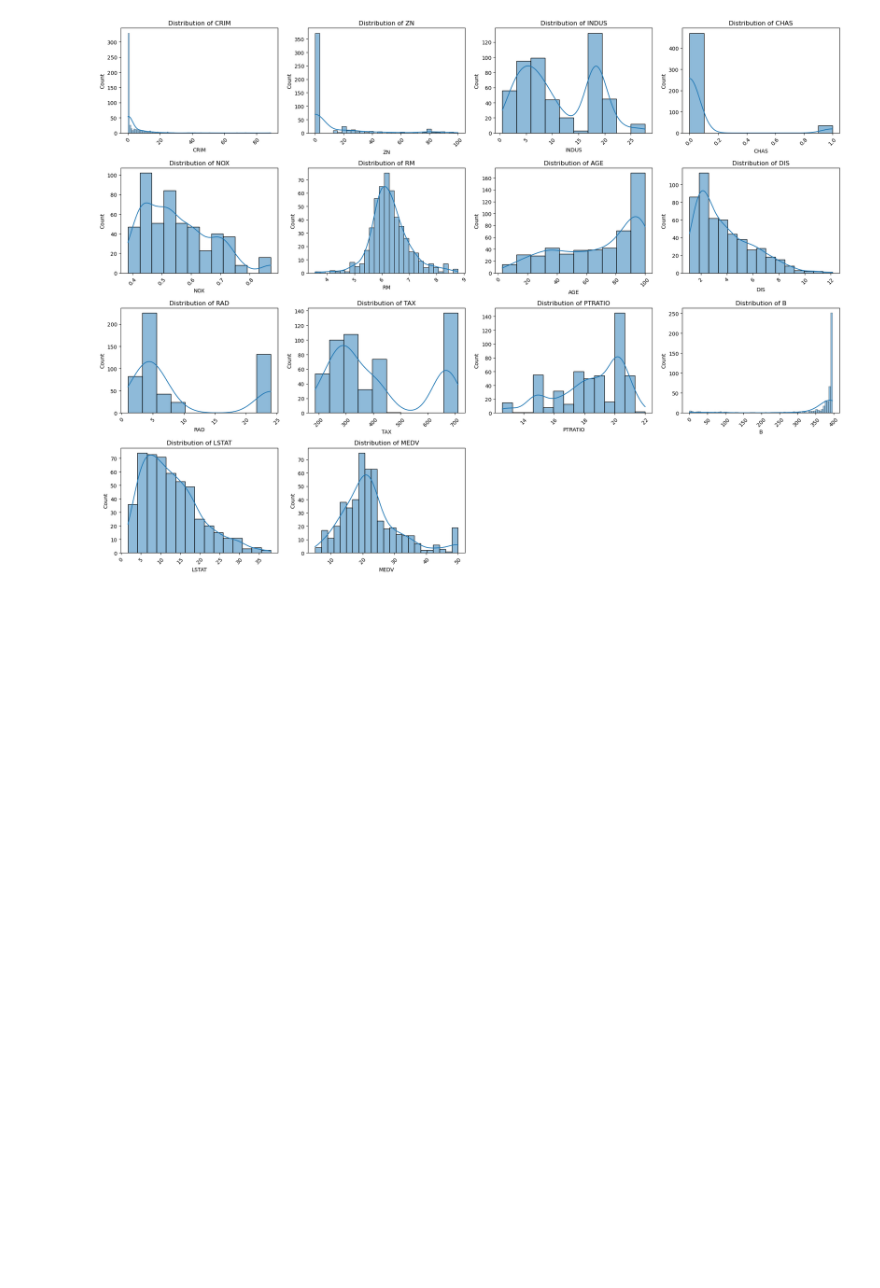
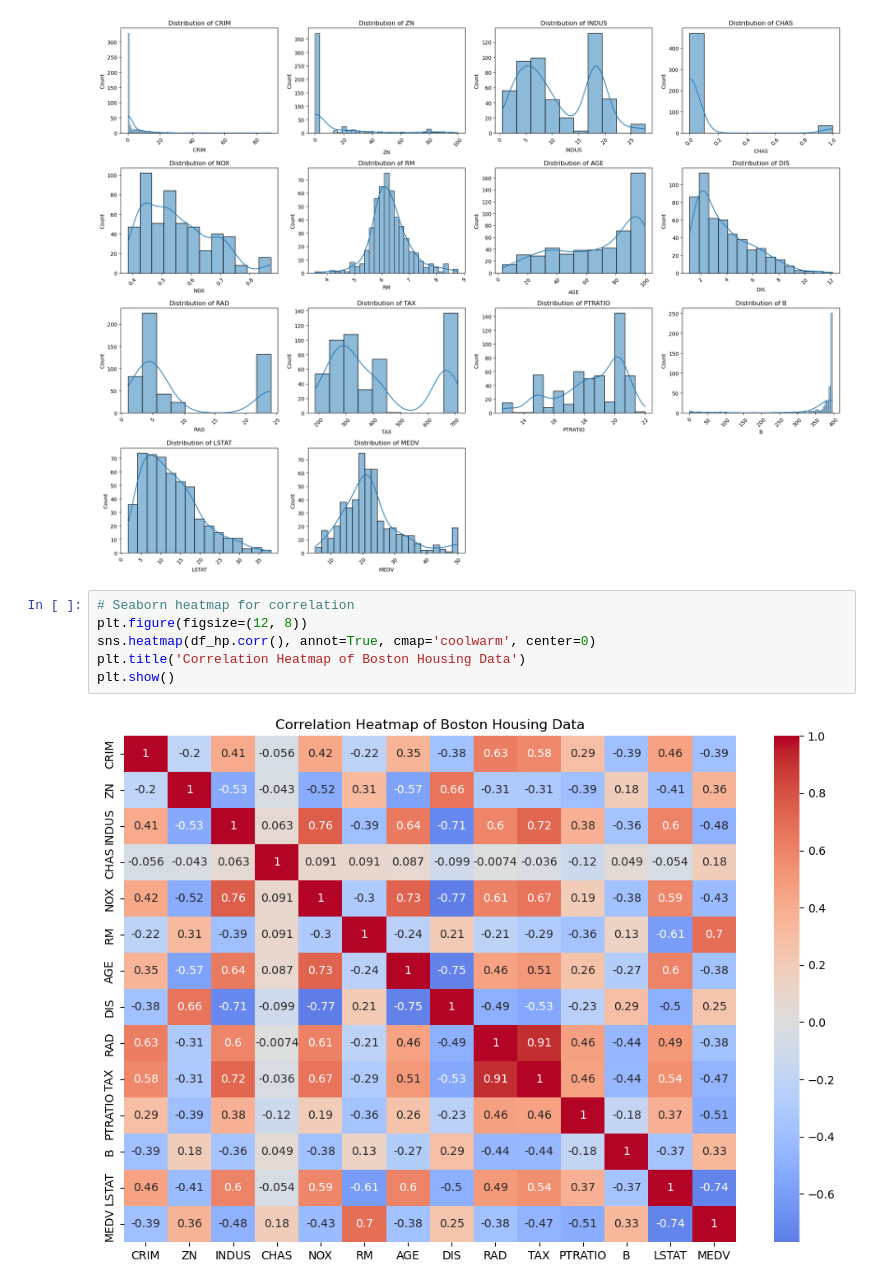
Before and after one commit to alejandropdev/house_pricing_regression, a Jupyter notebook: house_pricing.ipynb, the cells around one changed output. Saved outputs shown, nothing was run; the diff lists cells and outputs as text; blank space fills up the shorter version.

```diff
--- a/house_pricing.ipynb
+++ b/house_pricing.ipynb
@@ -187,3 +197,11 @@ plt.tight_layout()
 plt.show()
 # %% [output]
 [figure]
+# %%
+# Seaborn heatmap for correlation
+plt.figure(figsize=(12, 8))
+sns.heatmap(df_hp.corr(), annot=True, cmap='coolwarm', center=0)
+plt.title('Correlation Heatmap of Boston Housing Data')
+plt.show()
+# %% [output]
+[figure, added]
```
Also changed, not shown: parts of 10 cells of this notebook.
